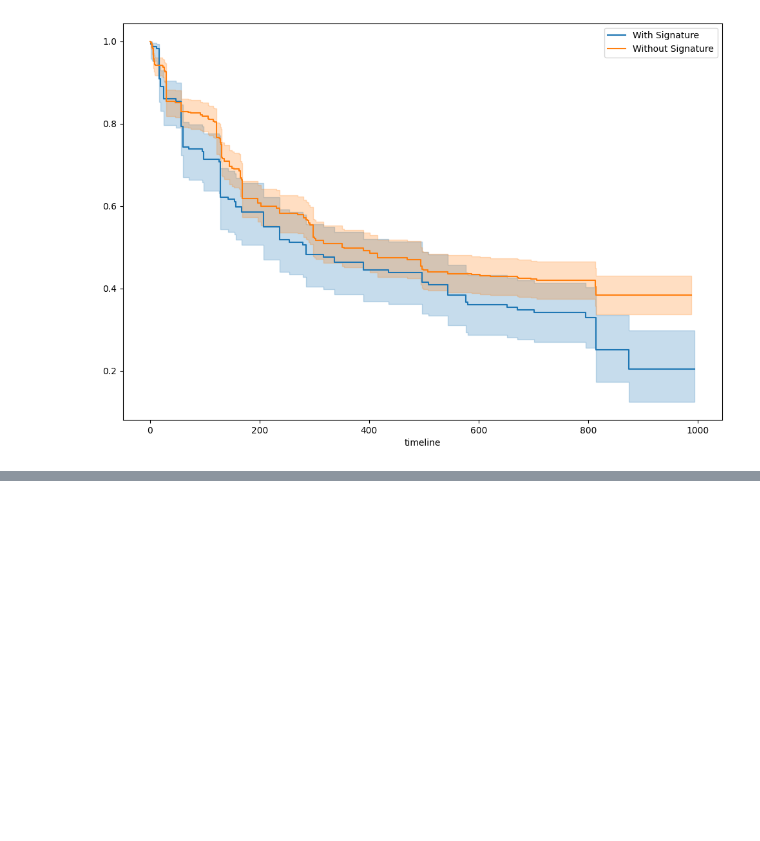
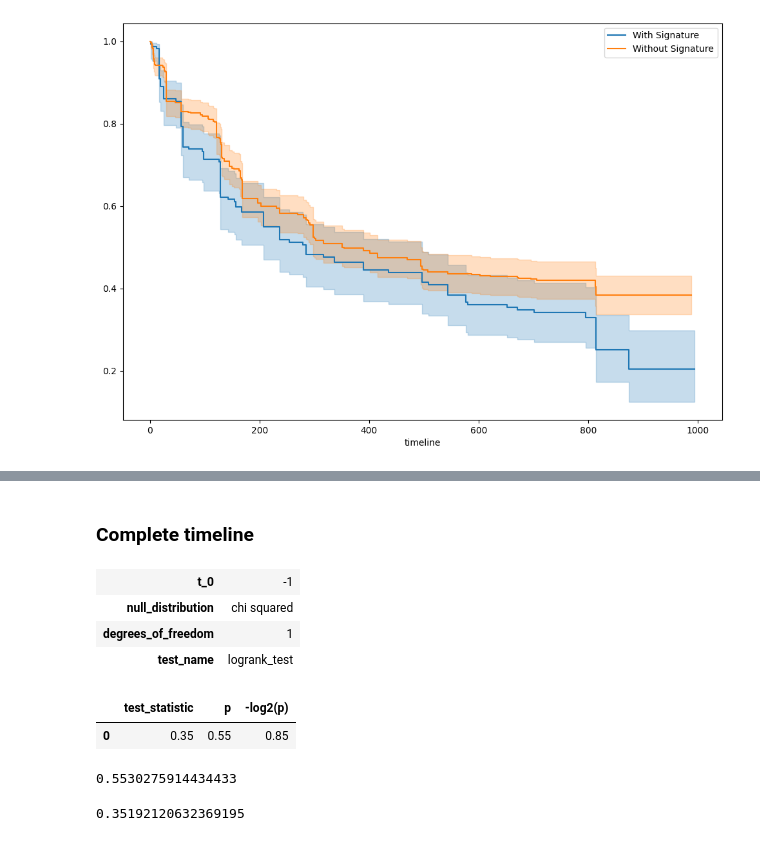
Before and after one commit to ryashpal/alfred-data-analysis, a Jupyter notebook: notebooks/survival_analysis/02.2_kaplan_meier_ecoli.ipynb, the cells around one changed output, grey strips where cells are left out. Drawn from its saved outputs; the diff is of its cells as text; code cells hidden in the pictures; blank space fills up the shorter version.

Commit message:
log rank test

```diff
--- a/notebooks/survival_analysis/02.2_kaplan_meier_ecoli.ipynb
+++ b/notebooks/survival_analysis/02.2_kaplan_meier_ecoli.ipynb
@@ -355,0 +368,29 @@ for name, grouped_df in conbinedDf[(conbinedDf['T'] > 0) & (conbinedDf['T'] < 10
+# %% [markdown]
+### Complete timeline
+# %%
+from lifelines.statistics import logrank_test
+
+
+results = logrank_test(
+    conbinedDf[(conbinedDf.cohort == 'With Signature')]['T'],
+    conbinedDf[(conbinedDf.cohort == 'Without Signature')]['T'],
+    event_observed_A=conbinedDf[(conbinedDf.cohort == 'With Signature')]['E'],
+    event_observed_B=conbinedDf[(conbinedDf.cohort == 'Without Signature')]['E'],
+    )
+
+results.print_summary()
+# %% [output]
+| t_0 | -1 |
+| null_distribution | chi squared |
+| degrees_of_freedom | 1 |
+| test_name | logrank_test |
+|  | test_statistic | p | -log2(p) |
+| 0 | 0.35 | 0.55 | 0.85 |
+# %%
+print(results.p_value)
+# %% [output]
+0.5530275914434433
+# %%
+print(results.test_statistic)
+# %% [output]
+0.35192120632369195
```
Also changed, not shown: parts of 6 cells of this notebook.
